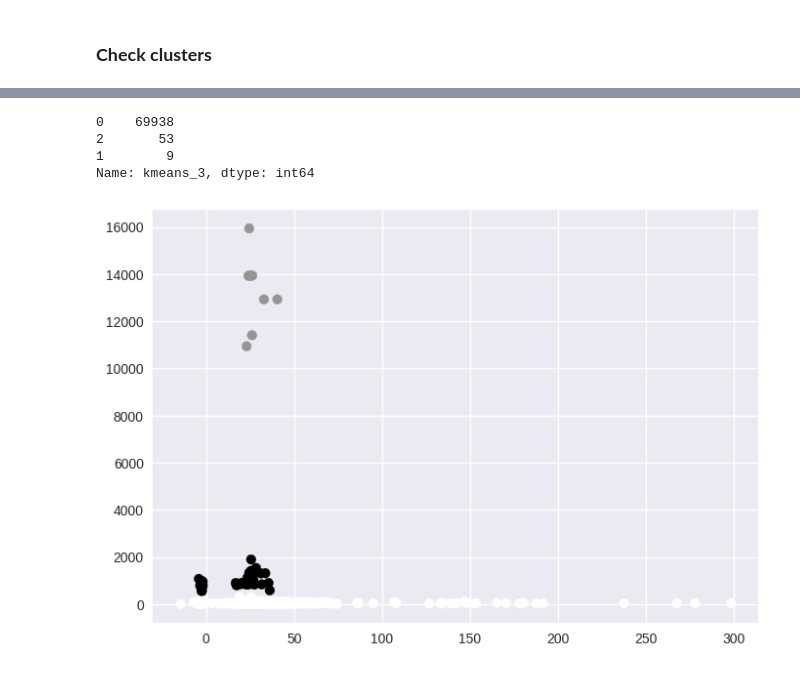
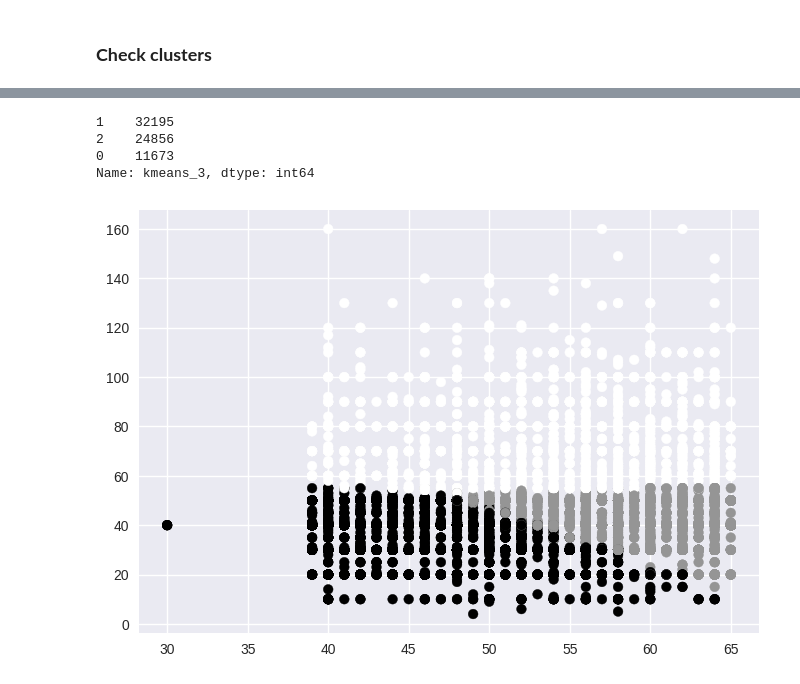
Before and after one commit to KathyOchoa/DATA-201-Project-1, a Jupyter notebook: Data201_final_project.ipynb, the cells around one changed output, grey strips where cells are left out. Cells and saved outputs as stored; diff of their text form; code cells hidden in the pictures.

```diff
--- a/Data201_final_project.ipynb
+++ b/Data201_final_project.ipynb
@@ -81,9 +81,6 @@ df['BMI'] = (df['weight']/(df['height']/100)**2).astype('float')
 # Create a new variable, pulsePres (ap_hi - ap_lo) and store it as new data variable
 df['pulsePres'] = ((df['ap_hi']) - (df['ap_lo'])).astype('int')
 
-# Create a new variable, age(years), that changes age from days to years
-df['age(years)'] = (df['age']/365). round().astype('int')
-
 df.head()
 # %% [output]
 |  | id | age | gender | height | weight | ap_hi | ap_lo | cholesterol | gluc | smoke | alco | ... |
@@ -167,5 +155,5 @@ df[['age', 'age(years)']].loc[df['age(years)'] <= 0]
 # %%
-# Adjust the rows where the pulse pressure is less than 0
-df.loc[df['pulsePres'] < 0] = df.loc[df['pulsePres'] < 0] * (-0.1)
-df['pulsePres'].describe()
+# Drop observatios where pulse pressure is less than 0 and greater than 300
+df2 = df.loc[(df['pulsePres'] > 0) & (df['pulsePres'] < 300)]
+df2['pulsePres'].describe()
 # %% [output]
@@ -190,6 +197,9 @@ df.loc[df['cardio'] < 0] = df.loc[df['cardio'] < 0] * (10)
 # %% [markdown]
 ### **EDA Principles**
 # %%
-f, axes = plt.subplots(1, 1, figsize=(8, 5))
-sns.countplot(x='age(years)', hue='cardio', data = df, palette="rocket")
+# Create a new variable, age(years), that changes age from days to years
+df2['age(years)'] = (df2['age']/365). round().astype('int')
+
+f, axes = plt.subplots(1, 1, figsize=(10, 7))
+sns.countplot(x='age(years)', hue='cardio', data = df2, palette="rocket")
 # %% [output]
@@ -269,7 +284,6 @@ Since the elbow is at 3, minimization of dispersion is optimal when the K-means
 ### **Check clusters**
 # %%
 kmeans = KMeans(n_clusters = 3)
-kmeans.fit(df[['BMI', 'pulsePres', 'age(years)']])
-df['kmeans_3'] = kmeans.labels_
-df
+kmeans.fit(df2[['cholesterol', 'gluc', 'smoke', 'alco', 'active', 'BMI', 'pulsePres', 'age(years)']])
+df2['kmeans_3'] = kmeans.labels_
 # %% [output]
@@ -289,12 +295,12 @@ df
 # %%
-df['kmeans_3'].value_counts()
+df2['kmeans_3'].value_counts()
 # %% [output]
-0    69938
-2       53
-1        9
+1    32195
+2    24856
+0    11673
 Name: kmeans_3, dtype: int64
 # %%
-plt.scatter(x=df['BMI'], y= df['pulsePres'], c = df['kmeans_3'])
+plt.scatter(x=df2['age(years)'], y= df2['pulsePres'], c = df2['kmeans_3'])
 plt.show()
 # %% [output]
-[figure, old version]
+[figure, new version]
```
Also changed, not shown: parts of 24 cells of this notebook.
